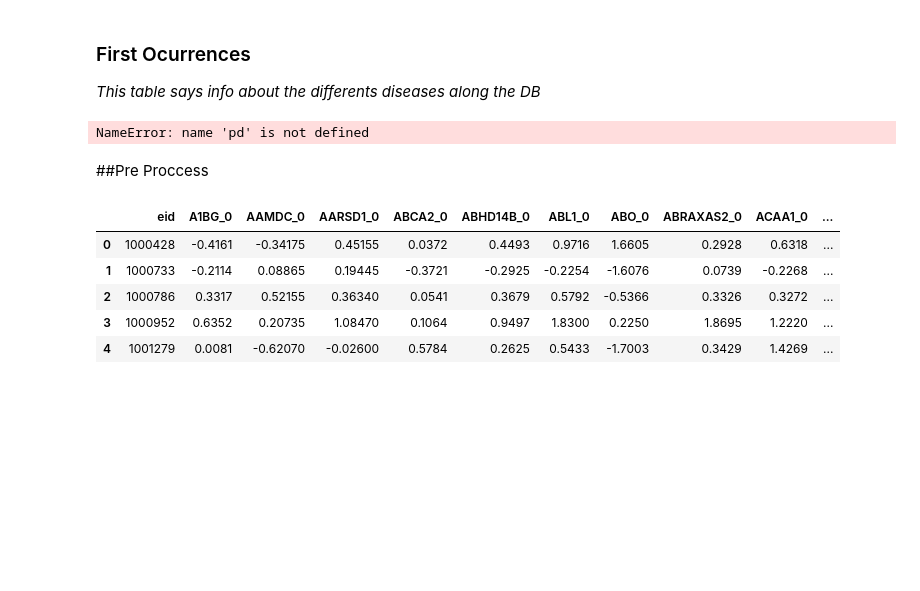
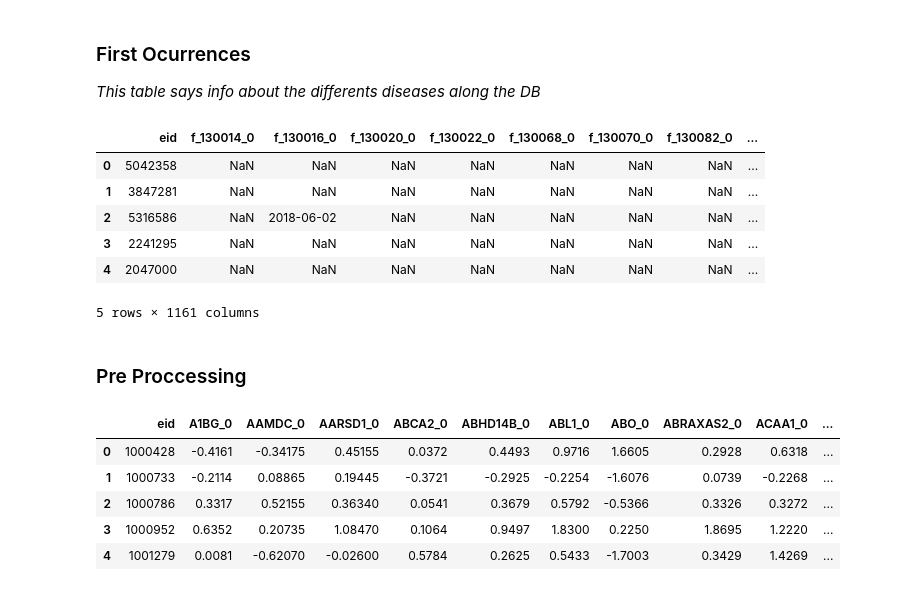
Before and after one commit to fsalamancar/Horizontal_UKB, a Jupyter notebook: Proteomics /Proteomics.ipynb, the cells around one changed output. Drawn from its saved outputs; the diff is of its cells as text; code cells hidden in the pictures; blank space fills up the shorter version.

```diff
--- a/Proteomics /Proteomics.ipynb
+++ b/Proteomics /Proteomics.ipynb
@@ -103,12 +130,18 @@ physical_measures_df.head()
 ### First Ocurrences
 *This table says info about the differents diseases along the DB*
 # %%
-first_occurences_df = pd.read_csv("/content/drive/Shareddrives/UKB_Data/Raw_data/Copia de FirstOccurrences_data.tsv", sep="\t")
-first_ocurrences_df.head()
+first_occurences_df = pd.read_csv(os.path.join(path, "FirstOccurrences_data.tsv"), sep="\t")
+first_occurences_df.head()
 # %% [output]
+|  | eid | f_130014_0 | f_130016_0 | f_130020_0 | f_130022_0 | f_130068_0 | f_130070_0 | f_130082_0 | ... |
+| 0 | 5042358 | NaN | NaN | NaN | NaN | NaN | NaN | NaN | ... |
+| 1 | 3847281 | NaN | NaN | NaN | NaN | NaN | NaN | NaN | ... |
+| 2 | 5316586 | NaN | 2018-06-02 | NaN | NaN | NaN | NaN | NaN | ... |
+| 3 | 2241295 | NaN | NaN | NaN | NaN | NaN | NaN | NaN | ... |
+| 4 | 2047000 | NaN | NaN | NaN | NaN | NaN | NaN | NaN | ... |
-NameError: name 'pd' is not defined
+5 rows × 1161 columns
 # %% [markdown]
-##Pre Proccess
+### Pre Proccessing
 # %%
 #Encuentra columnas duplicadas y eliminalas
 olink_proteomics_df = olink_proteomics_df.loc[:, ~olink_proteomics_df.columns.duplicated()]
```
Also changed, not shown: parts of 15 cells of this notebook.
